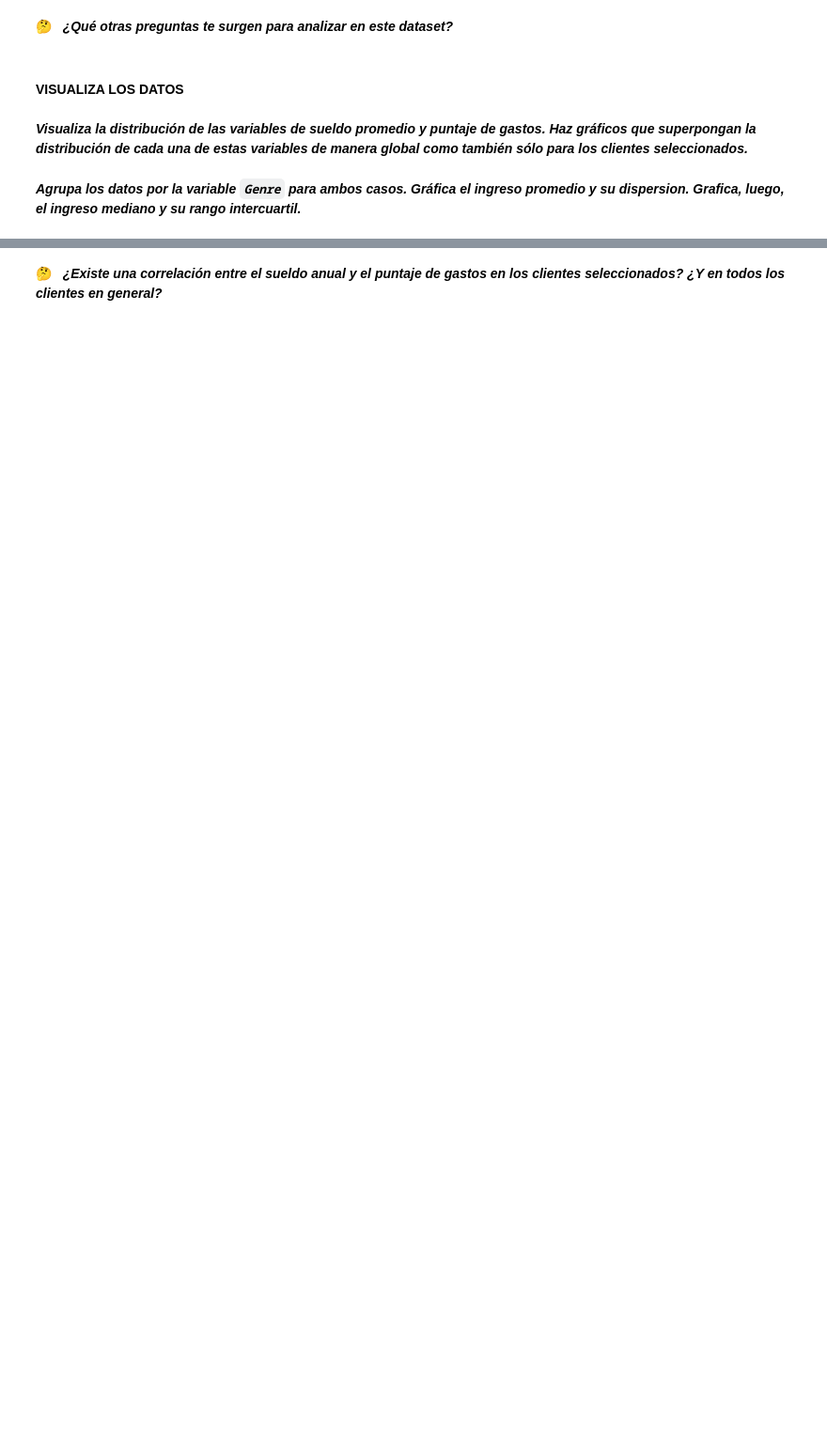
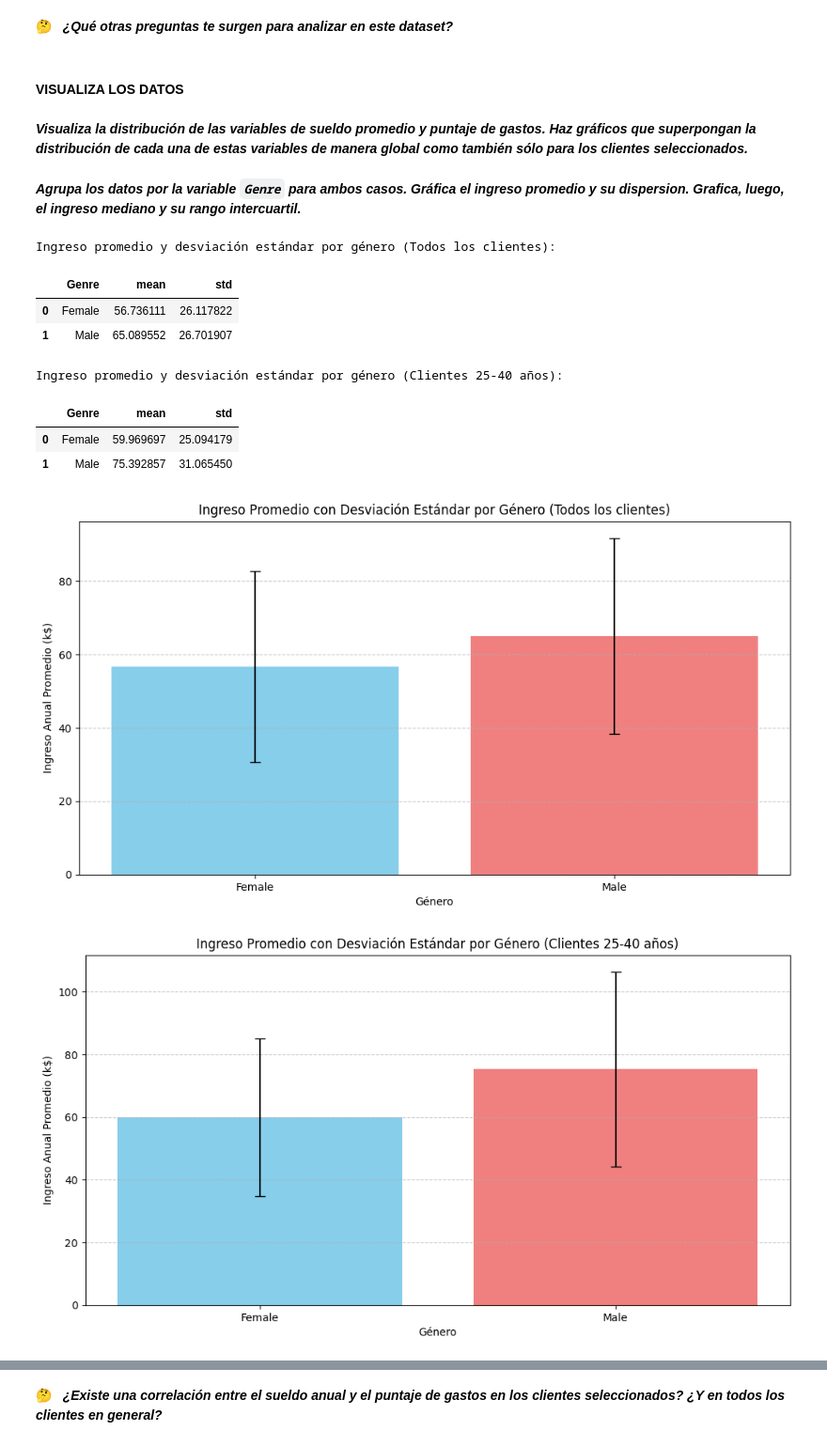
Before and after one commit to EmiiFernandez/actividades_data_sciente_ypf, a Jupyter notebook: notebook/C06_Notebook-10.ipynb, the cells around one changed output, grey strips where cells are left out. Shown at 94% size. Saved outputs shown, nothing was run; the diff lists cells and outputs as text; code cells hidden in the pictures; blank space fills up the shorter version.

```diff
--- a/notebook/C06_Notebook-10.ipynb
+++ b/notebook/C06_Notebook-10.ipynb
@@ -251,3 +290,44 @@ clientes_sueldo_alto = data[data['Annual Income'] > sueldo_promedio]
 **_Visualiza la distribución de las variables de sueldo promedio y puntaje de gastos. Haz gráficos que superpongan la distribución de cada una de estas variables de manera global como también sólo para los clientes seleccionados._**
 # %% [markdown]
 **_Agrupa los datos por la variable `Genre` para ambos casos. Gráfica el ingreso promedio y su dispersion. Grafica, luego, el ingreso mediano y su rango intercuartil._**
+# %%
+# Agrupar por género y calcular el ingreso promedio y la desviación estándar para todos los clientes
+general_income_stats = data.groupby('Genre')['Annual Income'].agg(['mean', 'std']).reset_index()
+
+# Agrupar por género y calcular el ingreso promedio y la desviación estándar para clientes seleccionados
+selected_income_stats = clientes_seleccionados.groupby('Genre')['Annual Income'].agg(['mean', 'std']).reset_index()
+
+print("Ingreso promedio y desviación estándar por género (Todos los clientes):")
+display(general_income_stats)
+
+print("\nIngreso promedio y desviación estándar por género (Clientes 25-40 años):")
+display(selected_income_stats)
+
+# Gráfico de barras para ingreso promedio y su dispersión (Todos los clientes)
+plt.figure(figsize=(12, 6))
+plt.bar(general_income_stats['Genre'], general_income_stats['mean'], yerr=general_income_stats['std'], capsize=5, color=['skyblue', 'lightcoral'])
+plt.title('Ingreso Promedio con Desviación Estándar por Género (Todos los clientes)')
+plt.xlabel('Género')
+plt.ylabel('Ingreso Anual Promedio (k$)')
+plt.grid(axis='y', linestyle='--', alpha=0.7)
+plt.show()
+
+# Gráfico de barras para ingreso promedio y su dispersión (Clientes 25-40 años)
+plt.figure(figsize=(12, 6))
+plt.bar(selected_income_stats['Genre'], selected_income_stats['mean'], yerr=selected_income_stats['std'], capsize=5, color=['skyblue', 'lightcoral'])
+plt.title('Ingreso Promedio con Desviación Estándar por Género (Clientes 25-40 años)')
+plt.xlabel('Género')
+plt.ylabel('Ingreso Anual Promedio (k$)')
+plt.grid(axis='y', linestyle='--', alpha=0.7)
+plt.show()
+# %% [output]
+Ingreso promedio y desviación estándar por género (Todos los clientes):
+|  | Genre | mean | std |
+| 0 | Female | 56.736111 | 26.117822 |
+| 1 | Male | 65.089552 | 26.701907 |
+Ingreso promedio y desviación estándar por género (Clientes 25-40 años):
+|  | Genre | mean | std |
+| 0 | Female | 59.969697 | 25.094179 |
+| 1 | Male | 75.392857 | 31.065450 |
+[figure, added]
+[figure, added]
```
Also changed, not shown: parts of 14 cells of this notebook.
